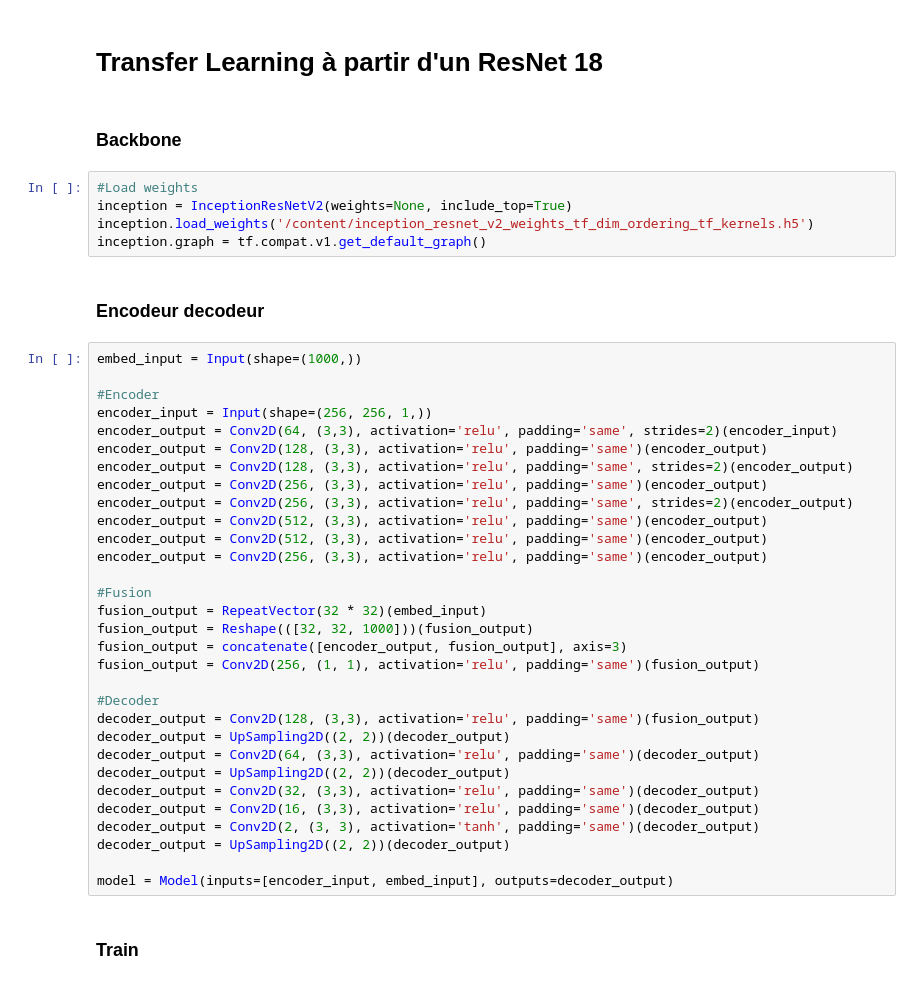
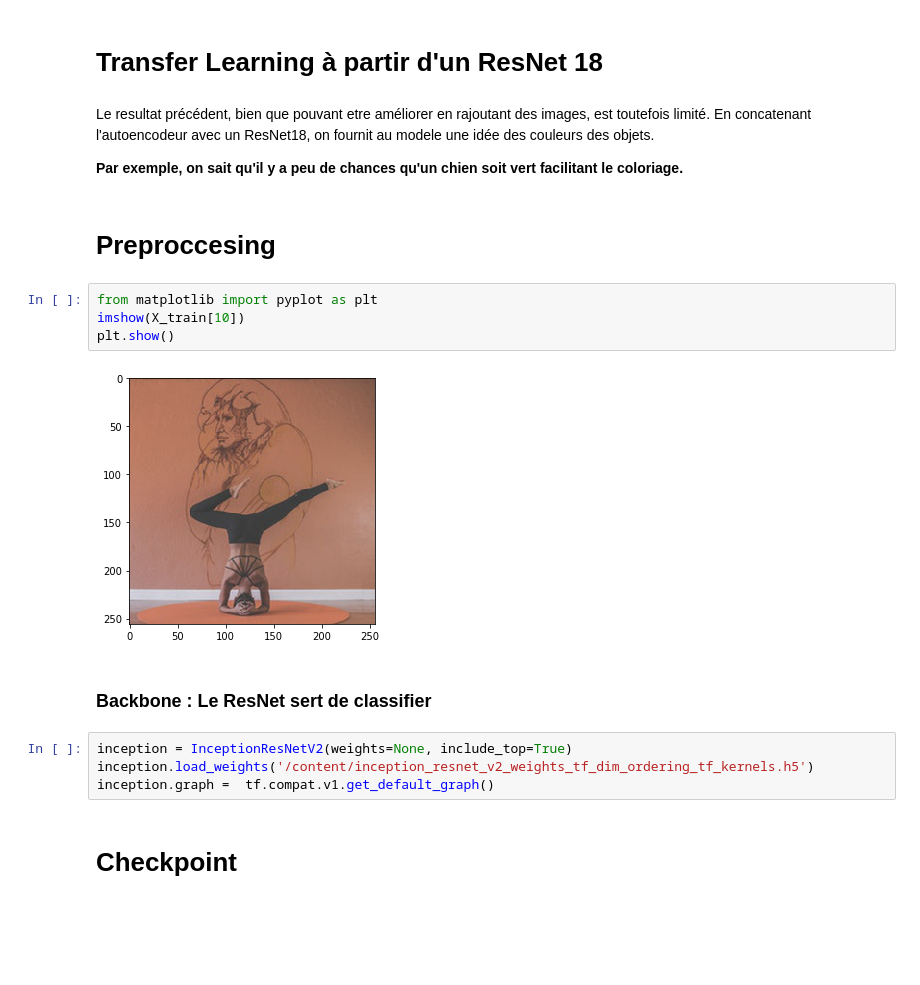
Before and after one commit to Anty45/Coloration-d-images, a Jupyter notebook: Image_Coloriation.ipynb, the cells around one changed output. Saved outputs shown, nothing was run; the diff lists cells and outputs as text; blank space fills up the shorter version.

```diff
--- a/Image_Coloriation.ipynb
+++ b/Image_Coloriation.ipynb
@@ -254,45 +262,24 @@ Image('result.png')
 # Chargement du dataset
 # %% [markdown]
 # Transfer Learning à partir d'un ResNet 18
+# %% [markdown]
+Le resultat précédent, bien que pouvant etre améliorer en rajoutant des images, est toutefois limité.
+En concatenant l'autoencodeur avec un ResNet18, on fournit au modele une idée des couleurs des objets.
+
+__Par exemple, on sait qu'il y a peu de chances qu'un chien soit vert facilitant le coloriage.__
 # %% [markdown]
-### Backbone
+# Preproccesing
+# %%
+from matplotlib import pyplot as plt
+imshow(X_train[10])
+plt.show()
+# %% [output]
+[figure, added]
+# %% [markdown]
+### Backbone : Le ResNet sert de classifier
 # %%
-#Load weights
 inception = InceptionResNetV2(weights=None, include_top=True)
 inception.load_weights('/content/inception_resnet_v2_weights_tf_dim_ordering_tf_kernels.h5')
-inception.graph = tf.compat.v1.get_default_graph()
+inception.graph =  tf.compat.v1.get_default_graph()
-# %% [markdown]
-### Encodeur decodeur
-# %%
-embed_input = Input(shape=(1000,))
-
-#Encoder
-encoder_input = Input(shape=(256, 256, 1,))
-encoder_output = Conv2D(64, (3,3), activation='relu', padding='same', strides=2)(encoder_input)
-encoder_output = Conv2D(128, (3,3), activation='relu', padding='same')(encoder_output)
-encoder_output = Conv2D(128, (3,3), activation='relu', padding='same', strides=2)(encoder_output)
-encoder_output = Conv2D(256, (3,3), activation='relu', padding='same')(encoder_output)
-encoder_output = Conv2D(256, (3,3), activation='relu', padding='same', strides=2)(encoder_output)
-encoder_output = Conv2D(512, (3,3), activation='relu', padding='same')(encoder_output)
-encoder_output = Conv2D(512, (3,3), activation='relu', padding='same')(encoder_output)
-encoder_output = Conv2D(256, (3,3), activation='relu', padding='same')(encoder_output)
-
-#Fusion
-fusion_output = RepeatVector(32 * 32)(embed_input)
-fusion_output = Reshape(([32, 32, 1000]))(fusion_output)
-fusion_output = concatenate([encoder_output, fusion_output], axis=3)
-fusion_output = Conv2D(256, (1, 1), activation='relu', padding='same')(fusion_output)
-
-#Decoder
-decoder_output = Conv2D(128, (3,3), activation='relu', padding='same')(fusion_output)
-decoder_output = UpSampling2D((2, 2))(decoder_output)
-decoder_output = Conv2D(64, (3,3), activation='relu', padding='same')(decoder_output)
-decoder_output = UpSampling2D((2, 2))(decoder_output)
-decoder_output = Conv2D(32, (3,3), activation='relu', padding='same')(decoder_output)
-decoder_output = Conv2D(16, (3,3), activation='relu', padding='same')(decoder_output)
-decoder_output = Conv2D(2, (3, 3), activation='tanh', padding='same')(decoder_output)
-decoder_output = UpSampling2D((2, 2))(decoder_output)
-
-model = Model(inputs=[encoder_input, embed_input], outputs=decoder_output)
 # %% [markdown]
-### Train
+# Checkpoint
```
Also changed, not shown: parts of 16 cells of this notebook.
